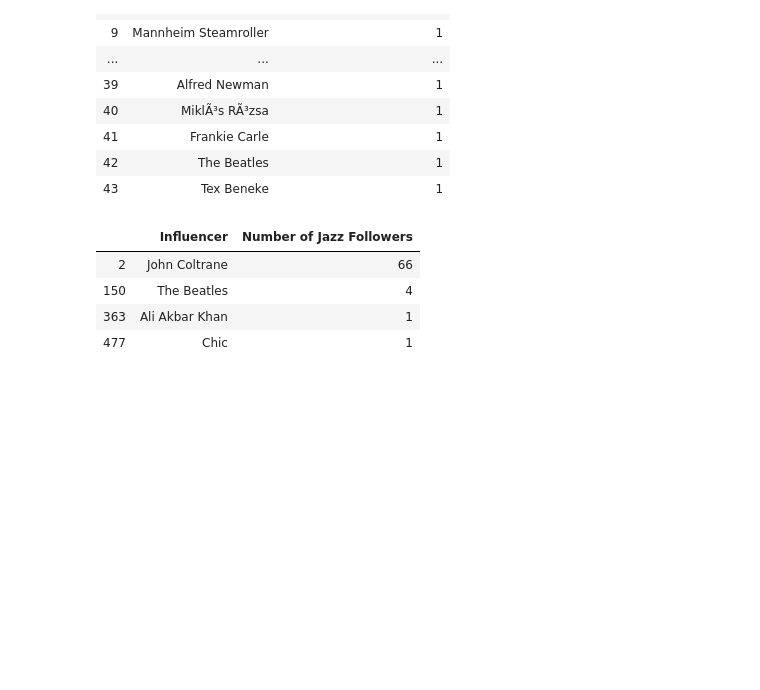
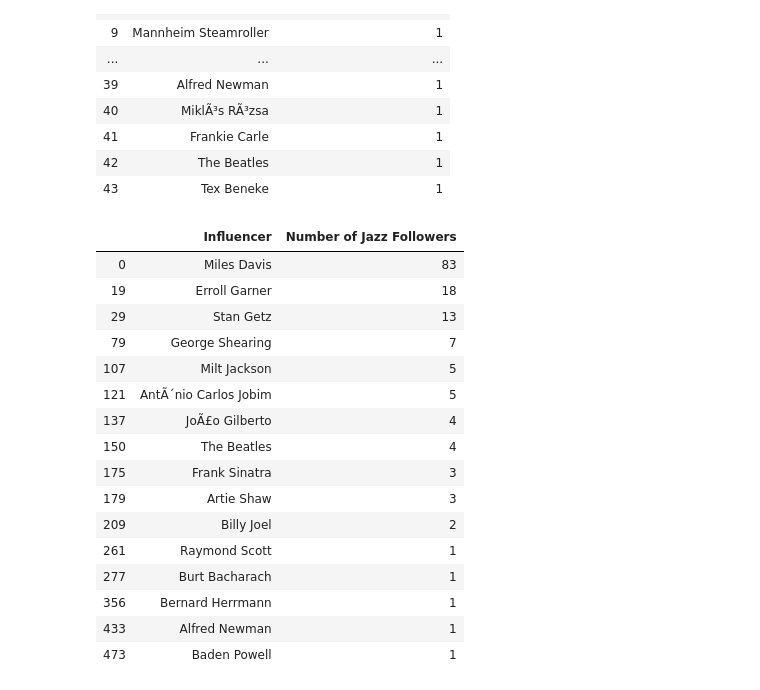
Before and after one commit to Wichaelian/ICM-2021, a Jupyter notebook: 2021_ICM_Problem_D_Data/Problem D.ipynb, the cells around one changed output. Saved outputs shown, nothing was run; the diff lists cells and outputs as text; code cells hidden in the pictures; blank space fills up the shorter version.

```diff
--- a/2021_ICM_Problem_D_Data/Problem D.ipynb
+++ b/2021_ICM_Problem_D_Data/Problem D.ipynb
@@ -474,15 +474,27 @@ ELroots
 # %%
 jazzRoots = influence[['influencer_name', 'follower_main_genre']]
 jazzRoots = jazzRoots[jazzRoots['follower_main_genre'] == 'Jazz']
 jazzRoots = pd.DataFrame(jazzRoots['influencer_name'].value_counts(ascending=False))
 jazzRoots = jazzRoots.reset_index()
 jazzRoots = jazzRoots.rename(columns={'index': 'Influencer', 'influencer_name': 'Number of Jazz Followers'})
 jazzAGoverlap = jazzRoots[jazzRoots['Influencer'].isin(AGRoots['Influencer'])]
-jazzEoverlap = jazzRoots[jazzRoots['Influencer'].isin(AGRoots['Influencer'])]
-jazzAGoverlap
+jazzELoverlap = jazzRoots[jazzRoots['Influencer'].isin(ELroots['Influencer'])]
+jazzELoverlap
 # %% [output]
 |  | Influencer | Number of Jazz Followers |
-| 2 | John Coltrane | 66 |
+| 0 | Miles Davis | 83 |
+| 19 | Erroll Garner | 18 |
+| 29 | Stan Getz | 13 |
+| 79 | George Shearing | 7 |
+| 107 | Milt Jackson | 5 |
+| 121 | AntÃ´nio Carlos Jobim | 5 |
+| 137 | JoÃ£o Gilberto | 4 |
 | 150 | The Beatles | 4 |
-| 363 | Ali Akbar Khan | 1 |
-| 477 | Chic | 1 |
+| 175 | Frank Sinatra | 3 |
+| 179 | Artie Shaw | 3 |
+| 209 | Billy Joel | 2 |
+| 261 | Raymond Scott | 1 |
+| 277 | Burt Bacharach | 1 |
+| 356 | Bernard Herrmann | 1 |
+| 433 | Alfred Newman | 1 |
+| 473 | Baden Powell | 1 |
```
